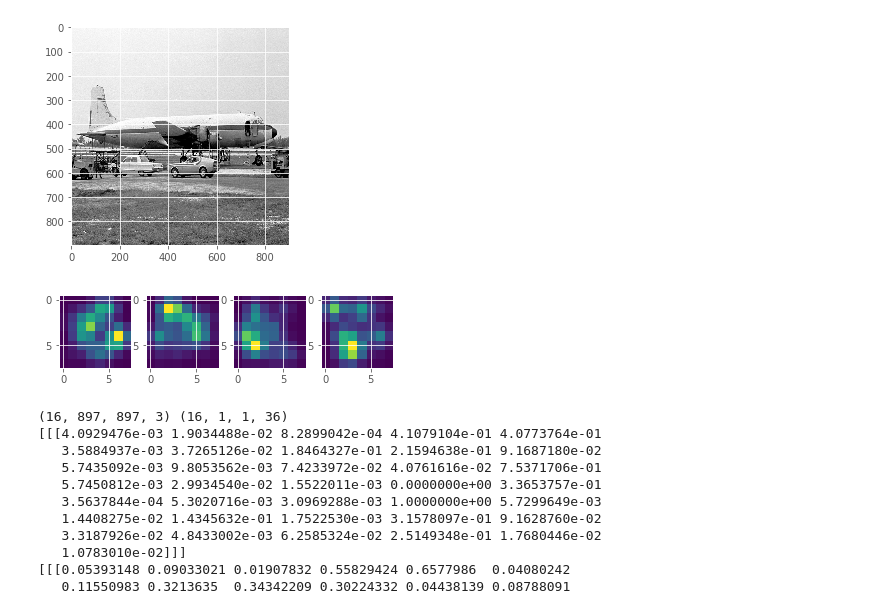
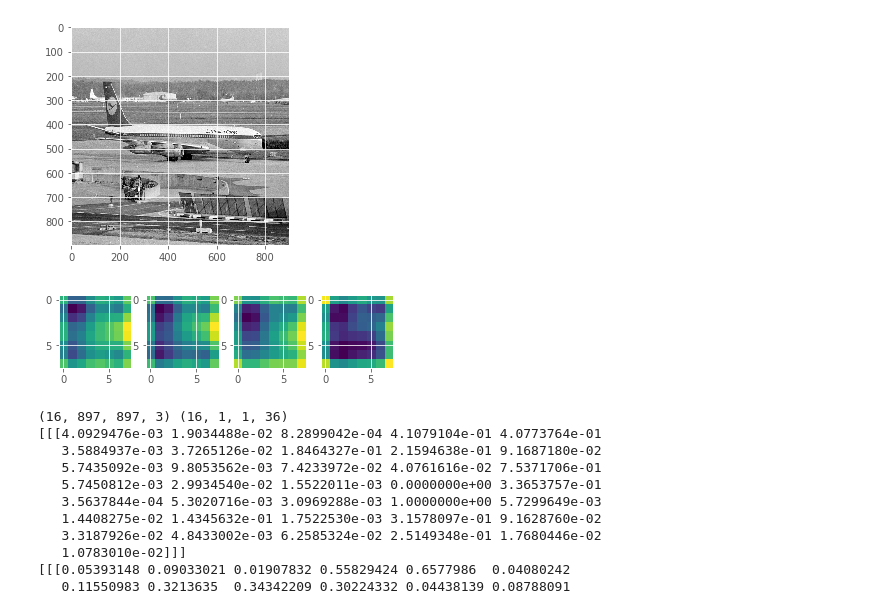
Before and after one commit to Jowekk/fgvc-Attention-Fusion-model, a Jupyter notebook: Analysis_fgvc_result.ipynb, the cells around one changed output. Drawn from its saved outputs; the diff is of its cells as text; code cells hidden in the pictures.

```diff
--- a/Analysis_fgvc_result.ipynb
+++ b/Analysis_fgvc_result.ipynb
@@ -43,5 +43,5 @@ with tf.Graph().as_default() as graph:
     #number_temp = 0
     with sv.managed_session() as sess:
         for step in xrange(1):
-            Raw_images, Labels, End_points = sess.run([raw_images,labels, end_points["Conv2d_7b_1x1"]])
+            Raw_images, Labels, End_points = sess.run([raw_images,labels, end_points["group_map"]])
 # %% [output]
@@ -73,26 +56,25 @@ print np.mean(End_points, 3)
 # %%
-mask = mask_0 + mask_1 + mask_2 + mask_3
-index = 9
+index = 12
 
 plt.imshow(Raw_images[index,:,:,:])
 plt.show()
 
 plt.figure()
 plt.subplot(141)
-plt.imshow(mask_0[index,:,:,0])
+plt.imshow(End_points[index,:,:,0])
 plt.subplot(142)
-plt.imshow(mask_1[index,:,:,0])
+plt.imshow(End_points[index,:,:,1])
 plt.subplot(143)
-plt.imshow(mask_2[index,:,:,0])
+plt.imshow(End_points[index,:,:,2])
 plt.subplot(144)
-plt.imshow(mask_3[index,:,:,0])
+plt.imshow(End_points[index,:,:,3])
 plt.show()
 
 #plt.imshow(mask[index,:,:,0])
 #plt.show()
 # %% [output]
-[figure, old version]
+[figure, new version]
-[figure, old version]
+[figure, new version]
 # %%
 def min_max(a):
     amin, amax = a.min(), a.max()
```
Also changed, not shown: parts of 2 cells of this notebook, 9 other files.
